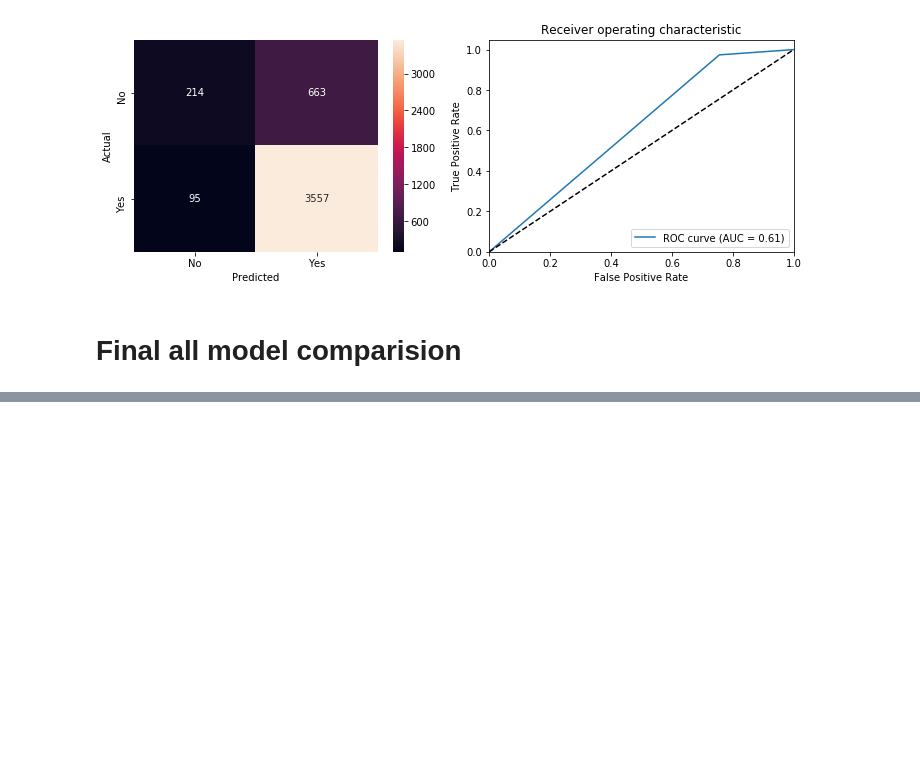
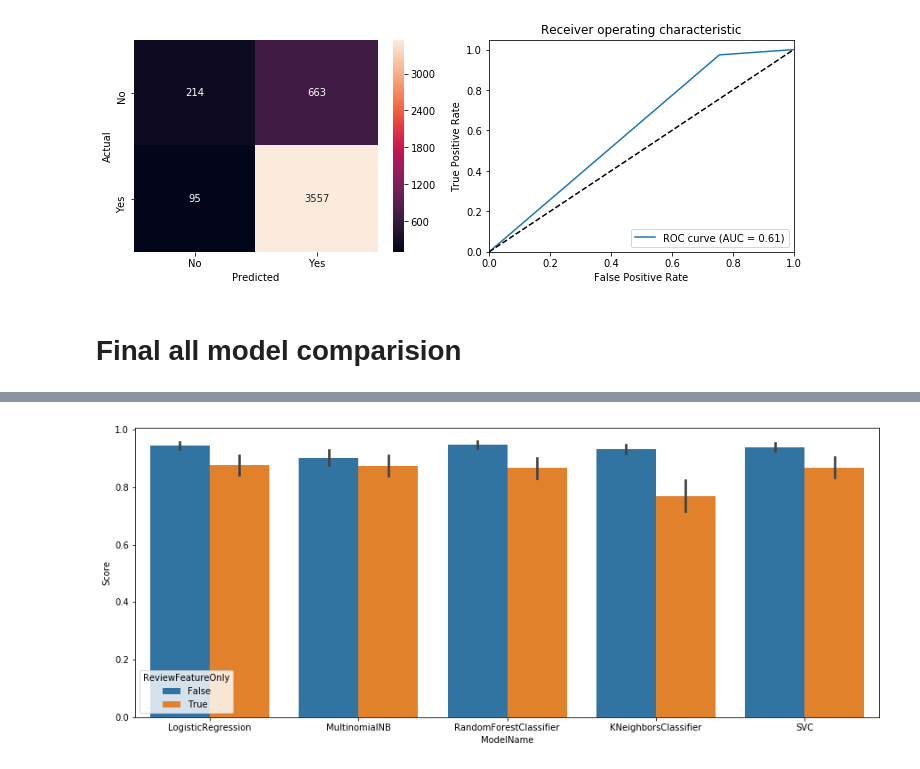
Before and after one commit to balag752/Ecommerce-clothing-recommendation-prediction, a Jupyter notebook: src/ModelBuilding-2gram.ipynb, the cells around one changed output, grey strips where cells are left out. Saved outputs shown, nothing was run; the diff lists cells and outputs as text; code cells hidden in the pictures; blank space fills up the shorter version.

```diff
--- a/src/ModelBuilding-2gram.ipynb
+++ b/src/ModelBuilding-2gram.ipynb
@@ -684,0 +685,6 @@ Final_result
+# %%
+plt.figure(figsize=(15, 6))
+sns.barplot(x="ModelName", hue="ReviewFeatureOnly", y="Score", data=Final_result)
+plt.show()
+# %% [output]
+[figure, added]
```
Also changed, not shown: parts of 13 cells of this notebook, 2 other files.
